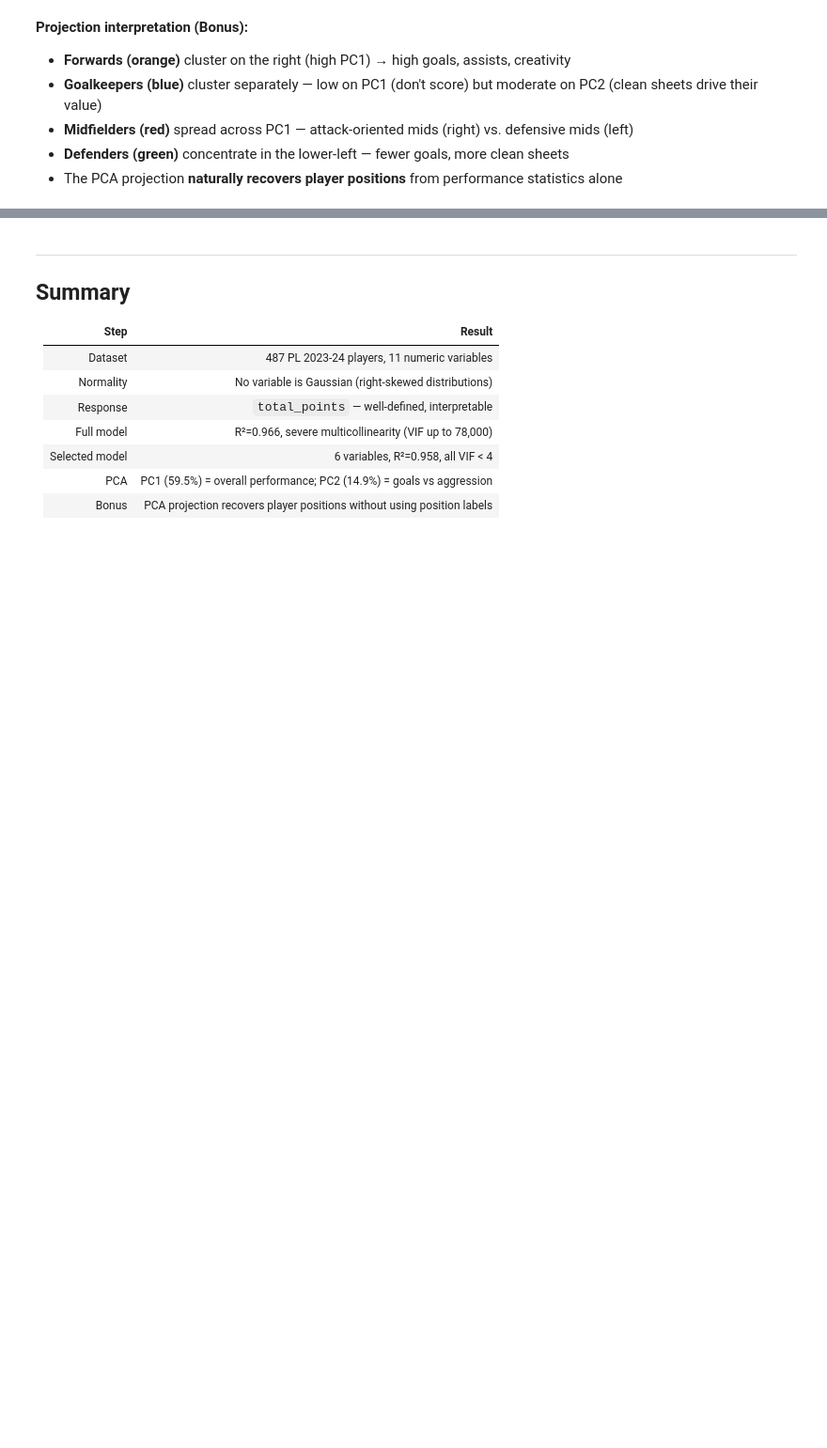
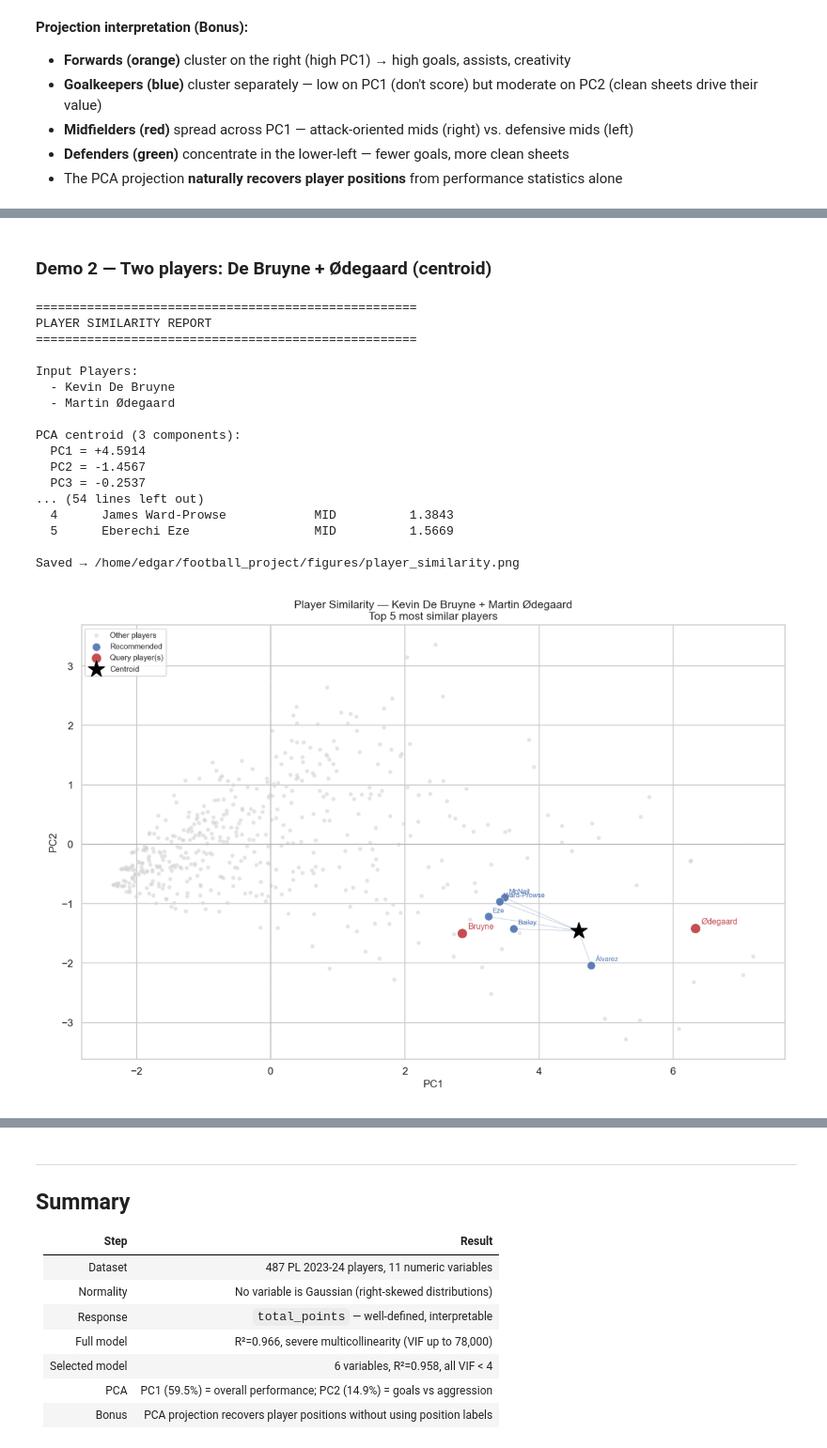
Before and after one commit to EdgarTad2002/epl-regression-pca, a Jupyter notebook: notebooks/analysis.ipynb, the cells around one changed output, grey strips where cells are left out. Shown at 94% size. Drawn from its saved outputs; the diff is of its cells as text; code cells hidden in the pictures; blank space fills up the shorter version.

```diff
--- a/notebooks/analysis.ipynb
+++ b/notebooks/analysis.ipynb
@@ -396,0 +410,5 @@ Saved → /home/edgar/football_project/figures/pca_projection.png
+# %%
+from src.player_similarity import find_similar_players, plot_similarity_projection, build_player_pca_table
+
+# Build the PCA table once and reuse it across all demos
+pca_table = build_player_pca_table(df)
@@ -396,0 +466,37 @@ Saved → /home/edgar/football_project/figures/pca_projection.png
+# %% [markdown]
+### Demo 2 — Two players: De Bruyne + Ødegaard (centroid)
+# %%
+result2 = find_similar_players(
+    ["Kevin De Bruyne", "Martin Odegaard"],
+    n_neighbors=5,
+    _table=pca_table,
+)
+
+fig_path = plot_similarity_projection(
+    ["Kevin De Bruyne", "Martin Odegaard"],
+    n_neighbors=5,
+    df=df,
+)
+img = mpimg.imread(fig_path)
+fig, ax = plt.subplots(figsize=(12, 8))
+ax.imshow(img); ax.axis("off")
+plt.tight_layout(); plt.show()
+# %% [output]
+====================================================
+PLAYER SIMILARITY REPORT
+====================================================
+
+Input Players:
+  - Kevin De Bruyne
+  - Martin Ødegaard
+
+PCA centroid (3 components):
+  PC1 = +4.5914
+  PC2 = -1.4567
+  PC3 = -0.2537
+... (54 lines left out)
+  4      James Ward-Prowse            MID          1.3843
+  5      Eberechi Eze                 MID          1.5669
+
+Saved → /home/edgar/football_project/figures/player_similarity.png
+[figure, added]
```
Also changed, not shown: parts of 11 cells of this notebook, 11 other files.
